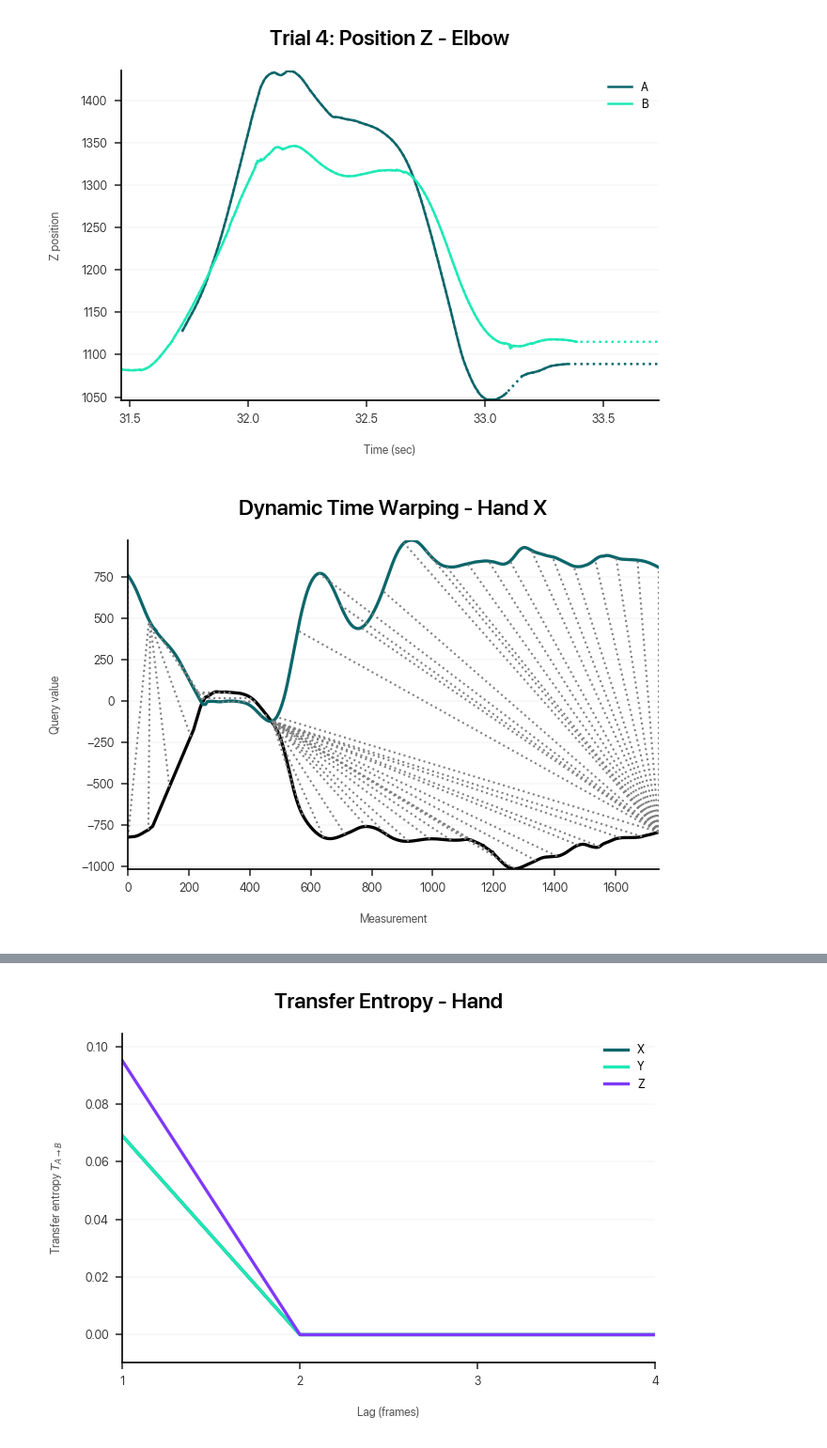
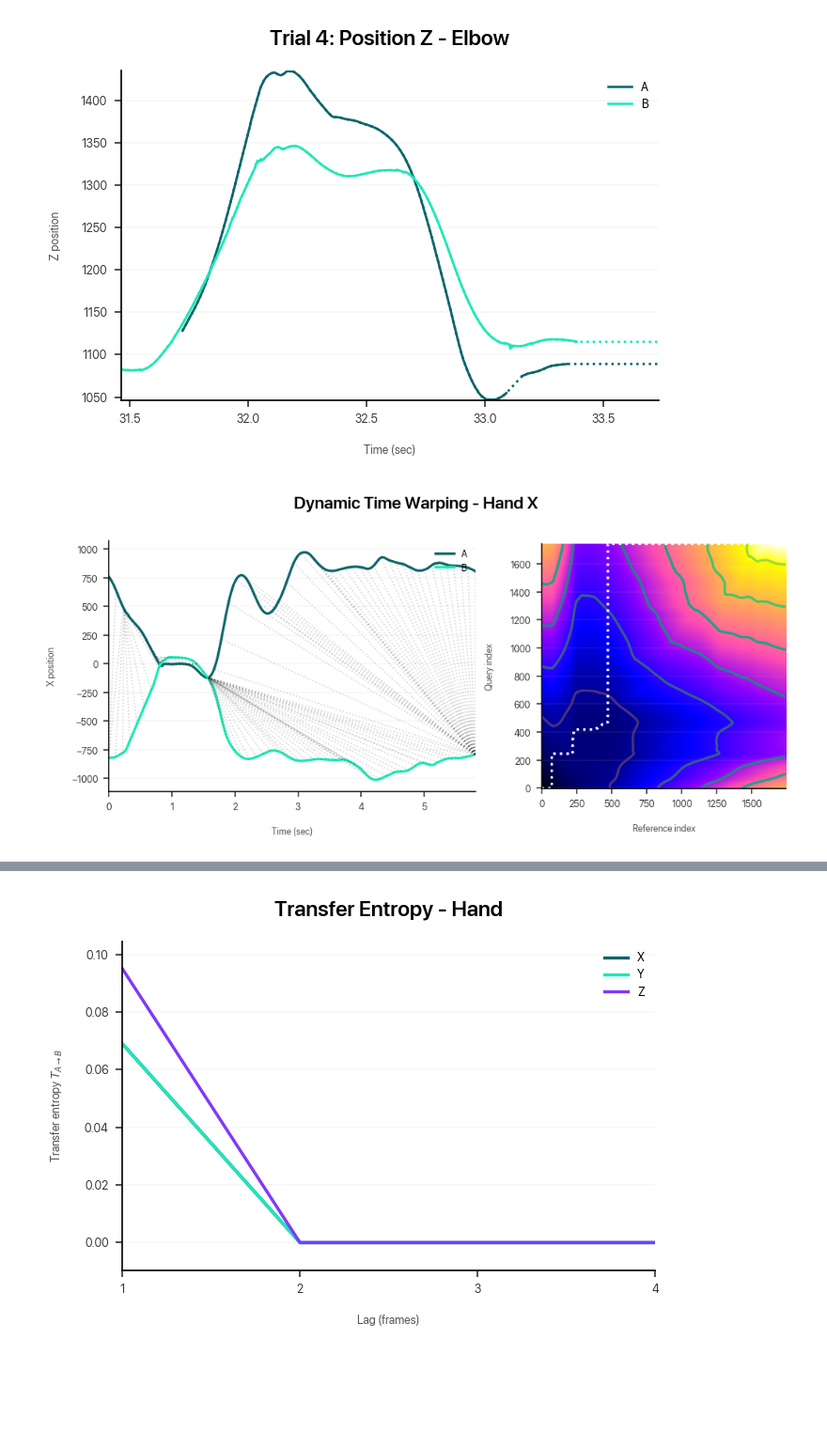
Before and after one commit to dlundgaard/dapup-mocap, a Jupyter notebook: analysis.ipynb, the cells around one changed output, grey strips where cells are left out. Shown at 94% size. Drawn from its saved outputs; the diff is of its cells as text; code cells hidden in the pictures; blank space fills up the shorter version.

```diff
--- a/analysis.ipynb
+++ b/analysis.ipynb
@@ -103,15 +103,41 @@ plot_position(trial = 4, marker = "Elbow", axis = "Z")
 [figure]
 [figure]
 [figure]
-# %%
-def plot_dynamic_time_warping(trial, marker, axis):
-    dtw(dataset[trial]["A"][marker][axis], dataset[trial]["B"][marker][axis], keep_internals=True).plot(type = "twoway")
-    plt.margins(x = 0, y = 0)
-    plt.xlabel("Measurement")
-    plt.title(f"Dynamic Time Warping - {marker} {axis}\n")
-    plt.tight_layout()
-
-plot_dynamic_time_warping(trial = 2, marker = "Hand", axis = "X")
-# %% [output]
-[figure, removed]
+# %%
+def plot_dynamic_time_warping(trial, marker, axis):
+    reference = dataset[trial]["A"][marker][axis]
+    query = dataset[trial]["B"][marker][axis]
+    d = dtw(reference, query, keep_internals=True)
+
+    fig, axes = plt.subplots(ncols=2, width_ratios=(0.6, 0.4), figsize = (6.8, 3.2))
+    # d.plot(type = "twoway")
+    axes[0].plot(range(len(query)), query, label = "A")
+    axes[0].plot(range(len(reference)), reference, label = "B")
+
+    axes[0].xaxis.set_major_locator(ticker.MultipleLocator(300))
+    axes[0].xaxis.set_major_formatter(lambda val, idx: round(val / 300))
+    axes[0].set_xlabel("Time (sec)")
+    axes[0].set_ylabel(f"{axis} position")
+    col = []
+    for i in np.linspace(0, len(d.index1) - 1, num = 100).astype(int):
+        col.append([
+            (d.index1[i], reference[d.index1[i]]),
+            (d.index2[i], query[d.index2[i]])
+        ])
+    axes[0].add_collection(collections.LineCollection(col, linestyles=":", linewidths = 0.8, colors = (0.15, 0.15, 0.15), alpha = 0.2))
+    axes[0].margins(x = 0, y = 0.05)
+    axes[0].legend(loc = "upper right")
+
+    axes[1].imshow(d.costMatrix.T, origin="lower", cmap = "gnuplot2")
+    axes[1].contour(d.costMatrix.T)
+    axes[1].plot(d.index2, d.index1, color="white", linestyle = ":")
+    axes[1].set_xlabel("Reference index")
+    axes[1].set_ylabel("Query index")
+    fig.suptitle(f"Dynamic Time Warping - {marker} {axis}\n", fontsize = 11, fontweight = 600)
+    plt.tight_layout()
+
+plot_dynamic_time_warping(trial = 2, marker = "Hand", axis = "X")
+# plot_dynamic_time_warping(trial = 2, marker = "Elbow", axis = "Z")
+# %% [output]
+[figure, added]
 # %%
```
Also changed, not shown: parts of 3 cells of this notebook.
